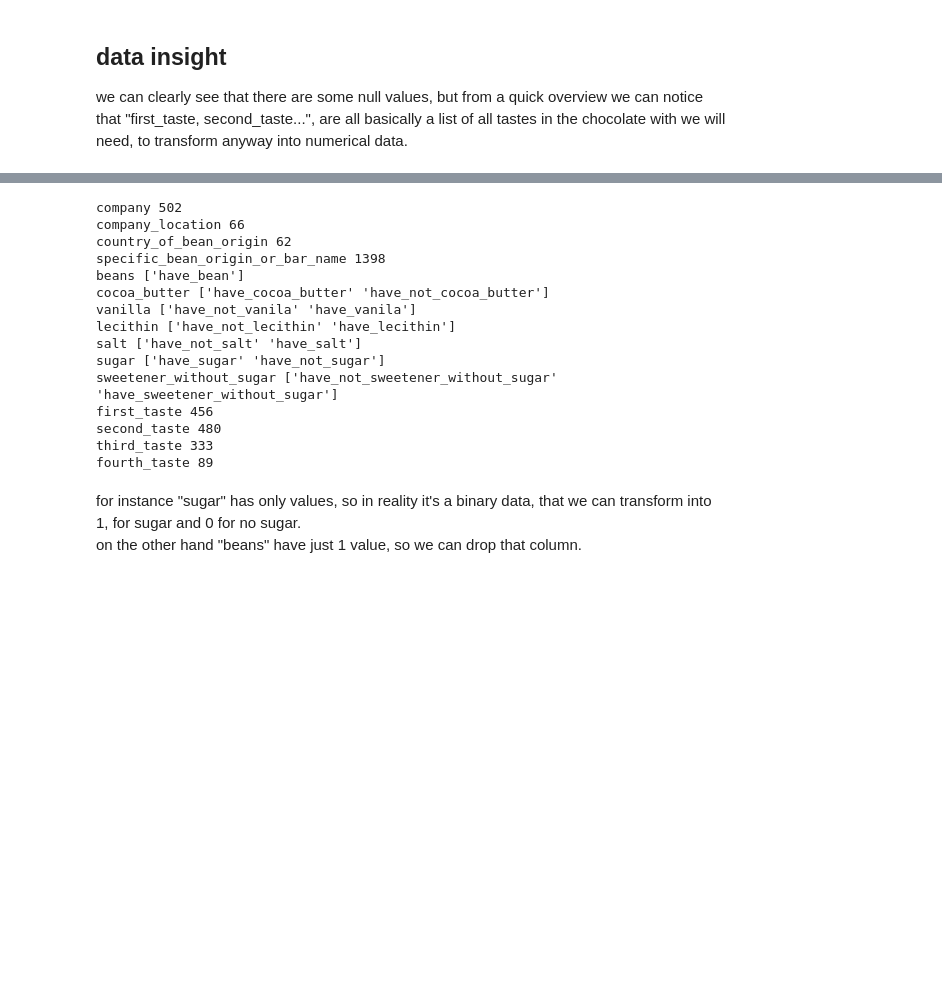
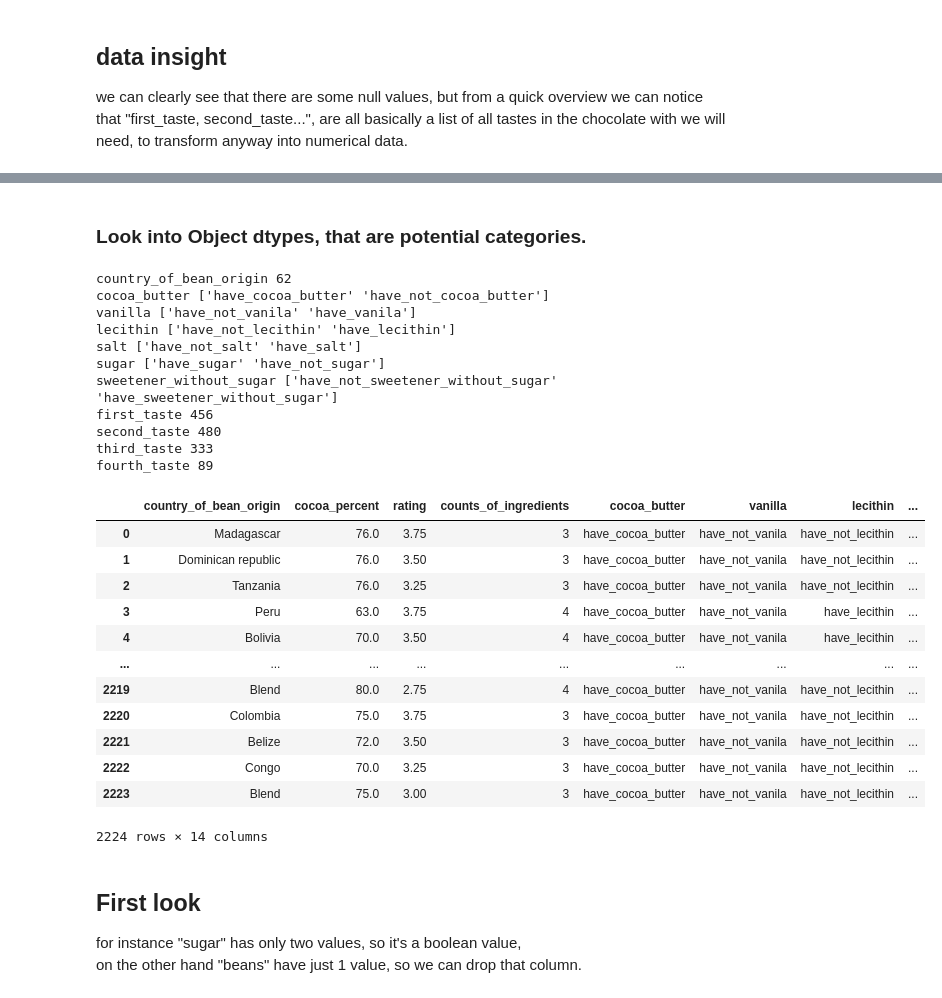
Before and after one commit to mike-tr/IntroToDS_Final, a Jupyter notebook: P3_chocolate.ipynb, the cells around one changed output, grey strips where cells are left out. Cells and saved outputs as stored; diff of their text form; code cells hidden in the pictures; blank space fills up the shorter version.

```diff
--- a/P3_chocolate.ipynb
+++ b/P3_chocolate.ipynb
@@ -87,29 +98,55 @@ cat = chocolate.select_dtypes(include=['object']).copy()
+# %% [markdown]
+### Look into Object dtypes, that are potential categories.
 # %%
+# select the columns where the dtype is object
+cat = chocolate_n.select_dtypes(include=['object']).copy()
+
+huge = []
+is_binary = []
+drop_cols = []
 for col in cat.columns:
     num = len(cat[col].unique())
     if num < 4:
+        if num == 1:
+            drop_cols.append(col)
+            continue
+        elif num == 2:
+            is_binary.append(col)
+        else:
+            huge.append(col)
         print(col, cat[col].unique())
     else:
+        huge.append(col)
         print(col, num)
+chocolate_n = chocolate_n.drop(drop_cols, axis=1)
+chocolate_n
 #chocolate["sugar"].unique()
 # %% [output]
-company 502
-company_location 66
 country_of_bean_origin 62
-specific_bean_origin_or_bar_name 1398
-beans ['have_bean']
 cocoa_butter ['have_cocoa_butter' 'have_not_cocoa_butter']
 vanilla ['have_not_vanila' 'have_vanila']
 lecithin ['have_not_lecithin' 'have_lecithin']
 salt ['have_not_salt' 'have_salt']
 sugar ['have_sugar' 'have_not_sugar']
 sweetener_without_sugar ['have_not_sweetener_without_sugar' 'have_sweetener_without_sugar']
 first_taste 456
 second_taste 480
 third_taste 333
 fourth_taste 89
+|  | country_of_bean_origin | cocoa_percent | rating | counts_of_ingredients | cocoa_butter | vanilla | lecithin | ... |
+| 0 | Madagascar | 76.0 | 3.75 | 3 | have_cocoa_butter | have_not_vanila | have_not_lecithin | ... |
+| 1 | Dominican republic | 76.0 | 3.50 | 3 | have_cocoa_butter | have_not_vanila | have_not_lecithin | ... |
+| 2 | Tanzania | 76.0 | 3.25 | 3 | have_cocoa_butter | have_not_vanila | have_not_lecithin | ... |
+| 3 | Peru | 63.0 | 3.75 | 4 | have_cocoa_butter | have_not_vanila | have_lecithin | ... |
+| 4 | Bolivia | 70.0 | 3.50 | 4 | have_cocoa_butter | have_not_vanila | have_lecithin | ... |
+| ... | ... | ... | ... | ... | ... | ... | ... | ... |
+| 2219 | Blend | 80.0 | 2.75 | 4 | have_cocoa_butter | have_not_vanila | have_not_lecithin | ... |
+| 2220 | Colombia | 75.0 | 3.75 | 3 | have_cocoa_butter | have_not_vanila | have_not_lecithin | ... |
+| 2221 | Belize | 72.0 | 3.50 | 3 | have_cocoa_butter | have_not_vanila | have_not_lecithin | ... |
+| 2222 | Congo | 70.0 | 3.25 | 3 | have_cocoa_butter | have_not_vanila | have_not_lecithin | ... |
+| 2223 | Blend | 75.0 | 3.00 | 3 | have_cocoa_butter | have_not_vanila | have_not_lecithin | ... |
+2224 rows × 14 columns
 # %% [markdown]
-for instance "sugar" has only values, so in reality it's a binary data,
-that we can transform into 1, for sugar and 0 for no sugar.
-<br>
-on the other hand "beans" have just 1 value, so we can drop that column.
+## First look
+for instance "sugar" has only two values, so it's a boolean value,
+<br> on the other hand "beans" have just 1 value, so we can drop that column.
```
Also changed, not shown: parts of 32 cells of this notebook, 1 other file.
